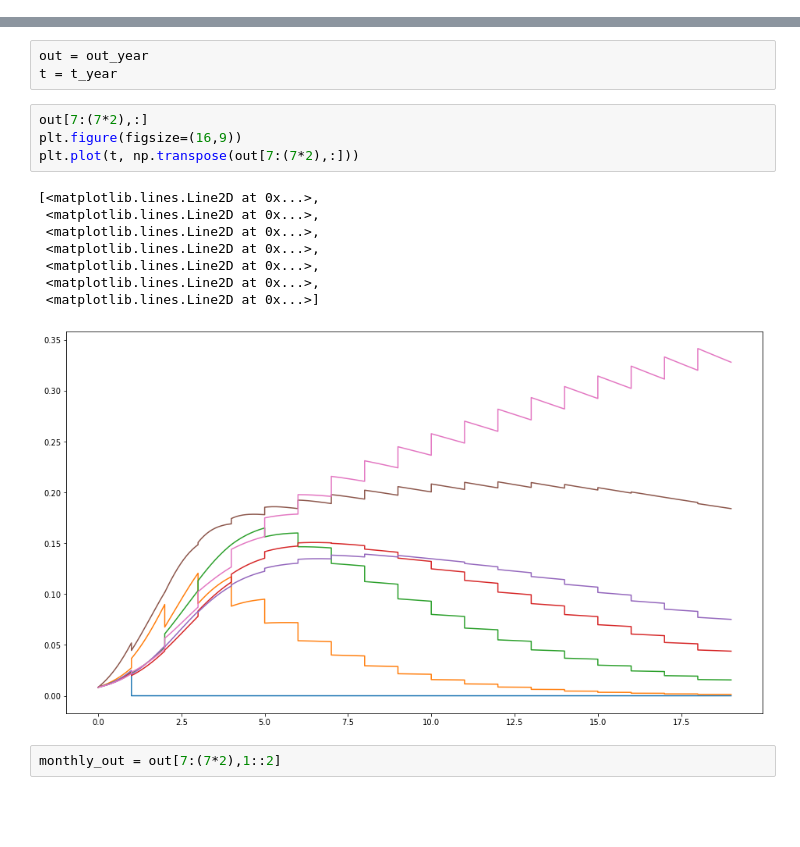
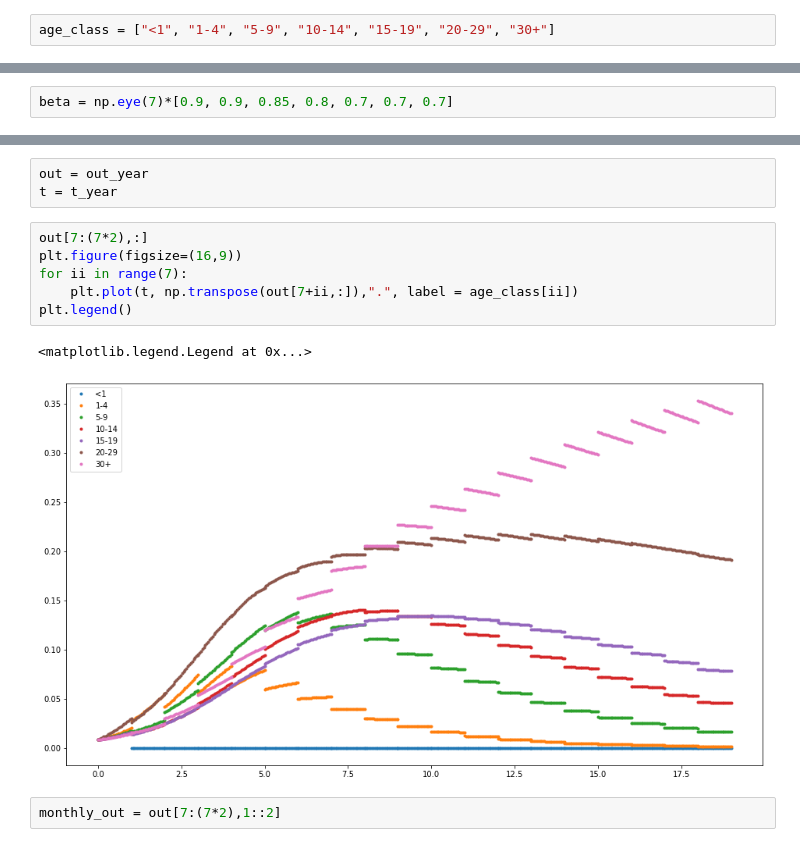
Before and after one commit to dhelekal/EpiRSG2020, a Jupyter notebook: model/Simulation_from_data.ipynb, the cells around one changed output, grey strips where cells are left out. Saved outputs shown, nothing was run; the diff lists cells and outputs as text; blank space fills up the shorter version.

```diff
--- a/model/Simulation_from_data.ipynb
+++ b/model/Simulation_from_data.ipynb
@@ -4,6 +4,8 @@ import numpy as np
 import matplotlib.pyplot as plt
 
 import pandas as pd
+# %%
+age_class = ["<1", "1-4", "5-9", "10-14", "15-19", "20-29", "30+"]
 # %%
 #Select disease
 d = "Measles"
@@ -117,3 +117,5 @@ beta = np.eye(7)*1.2
+# %%
+beta = np.eye(7)*[0.9, 0.9, 0.85, 0.8, 0.7, 0.7, 0.7]
 # %%
 mdl = m.SIRVModel(para, lambda t: beta)
 # %%
@@ -125,16 +127,12 @@ t = t_year
 # %%
 out[7:(7*2),:]
 plt.figure(figsize=(16,9))
-plt.plot(t, np.transpose(out[7:(7*2),:]))
+for ii in range(7):
+    plt.plot(t, np.transpose(out[7+ii,:]),".", label = age_class[ii])
+plt.legend()
 # %% [output]
-[<matplotlib.lines.Line2D at 0x...>,
- <matplotlib.lines.Line2D at 0x...>,
- <matplotlib.lines.Line2D at 0x...>,
- <matplotlib.lines.Line2D at 0x...>,
- <matplotlib.lines.Line2D at 0x...>,
- <matplotlib.lines.Line2D at 0x...>,
- <matplotlib.lines.Line2D at 0x...>]
+<matplotlib.legend.Legend at 0x...>
-[figure, old version]
+[figure, new version]
 # %%
 monthly_out = out[7:(7*2),1::2]
 # %%
```
Also changed, not shown: parts of 2 cells of this notebook.
